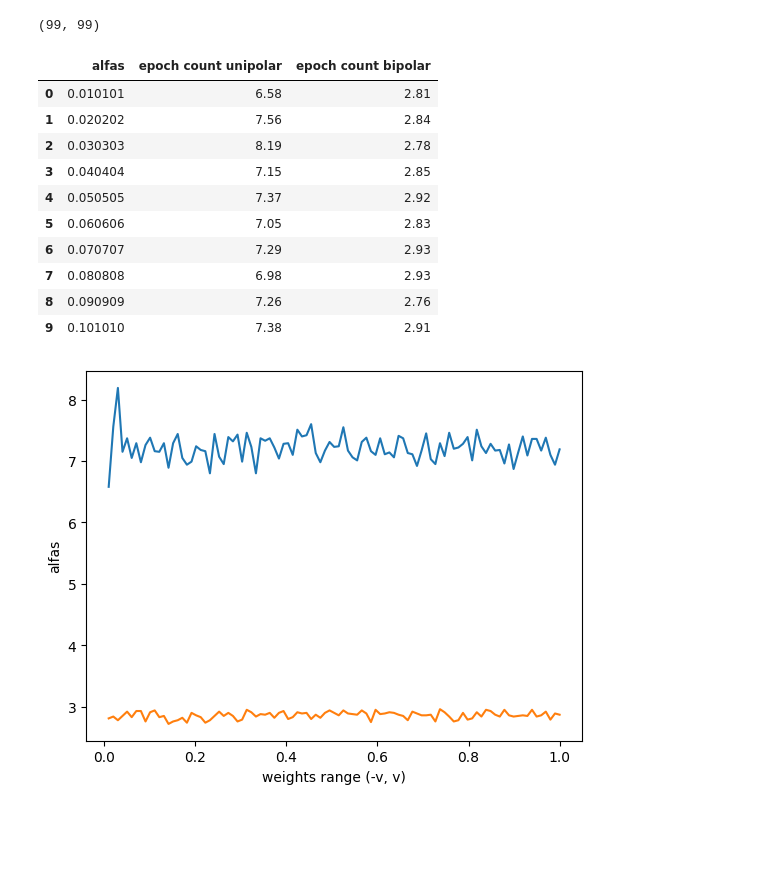
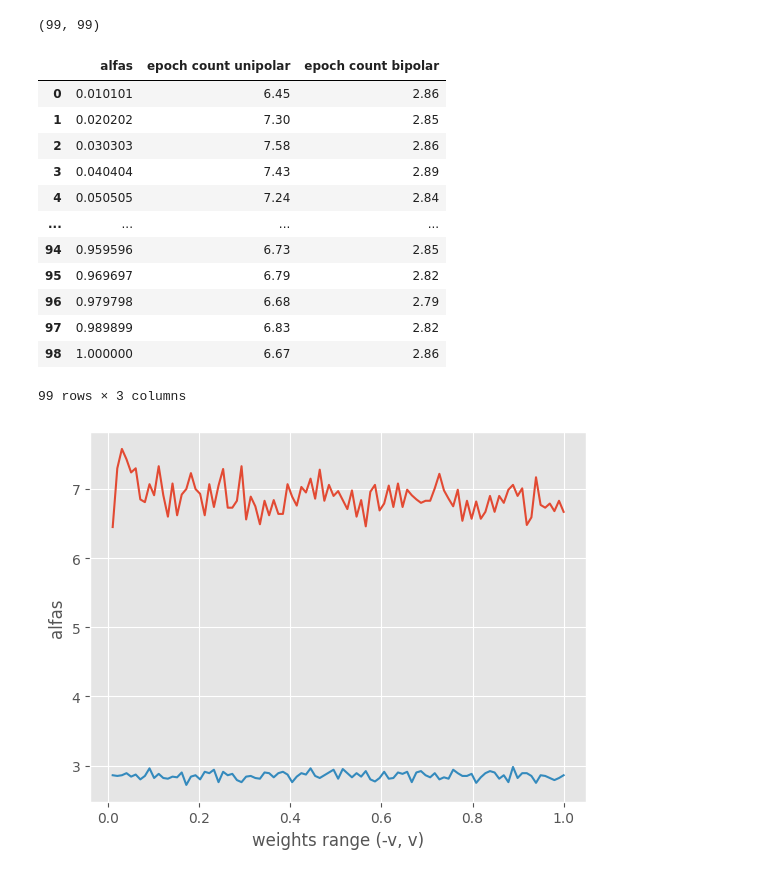
Before and after one commit to ksproska/sieci_neuronowe, a Jupyter notebook: perceptron/bipolar_vs_unipolar.ipynb, the cells around one changed output. Cells and saved outputs as stored; diff of their text form; code cells hidden in the pictures; blank space fills up the shorter version.

```diff
--- a/perceptron/bipolar_vs_unipolar.ipynb
+++ b/perceptron/bipolar_vs_unipolar.ipynb
@@ -3,6 +3,7 @@
 # %%
 import pandas as pd
 from data import *
+plt.style.use('ggplot')
 # %%
 repetitions = 200
 # %%
@@ -100,21 +98,23 @@ len(perceptrons_unipolar), len(perceptrons_bipolar)
 # %%
 plt.plot([x.alfa for x in perceptrons_unipolar], [x.average_epoch_count for x in perceptrons_unipolar])
 plt.plot([x.alfa for x in perceptrons_bipolar], [x.average_epoch_count for x in perceptrons_bipolar])
 plt.xlabel("weights range (-v, v)")
 plt.ylabel("alfas")
 pd.DataFrame({"alfas": [x.alfa for x in perceptrons_unipolar],
               "epoch count unipolar": [x.average_epoch_count for x in perceptrons_unipolar],
-              "epoch count bipolar": [x.average_epoch_count for x in perceptrons_bipolar]}).head(10)
+              "epoch count bipolar": [x.average_epoch_count for x in perceptrons_bipolar]})
 # %% [output]
 |  | alfas | epoch count unipolar | epoch count bipolar |
-| 0 | 0.010101 | 6.58 | 2.81 |
-| 1 | 0.020202 | 7.56 | 2.84 |
-| 2 | 0.030303 | 8.19 | 2.78 |
-| 3 | 0.040404 | 7.15 | 2.85 |
-| 4 | 0.050505 | 7.37 | 2.92 |
-| 5 | 0.060606 | 7.05 | 2.83 |
-| 6 | 0.070707 | 7.29 | 2.93 |
-| 7 | 0.080808 | 6.98 | 2.93 |
-| 8 | 0.090909 | 7.26 | 2.76 |
-| 9 | 0.101010 | 7.38 | 2.91 |
+| 0 | 0.010101 | 6.45 | 2.86 |
+| 1 | 0.020202 | 7.30 | 2.85 |
+| 2 | 0.030303 | 7.58 | 2.86 |
+| 3 | 0.040404 | 7.43 | 2.89 |
+| 4 | 0.050505 | 7.24 | 2.84 |
+| ... | ... | ... | ... |
+| 94 | 0.959596 | 6.73 | 2.85 |
+| 95 | 0.969697 | 6.79 | 2.82 |
+| 96 | 0.979798 | 6.68 | 2.79 |
+| 97 | 0.989899 | 6.83 | 2.82 |
+| 98 | 1.000000 | 6.67 | 2.86 |
+99 rows × 3 columns
-[figure, old version]
+[figure, new version]
```
Also changed, not shown: parts of 3 cells of this notebook, 3 other files.
